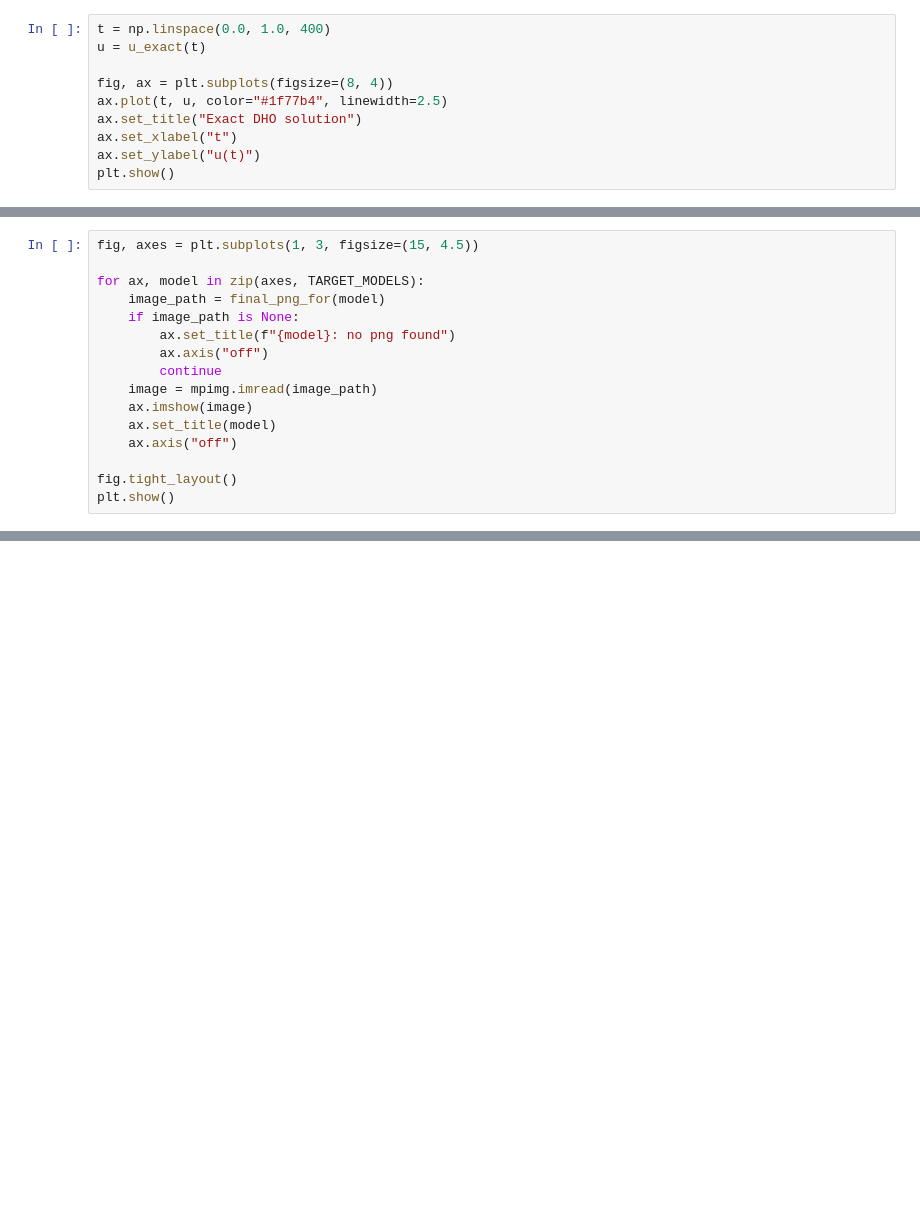
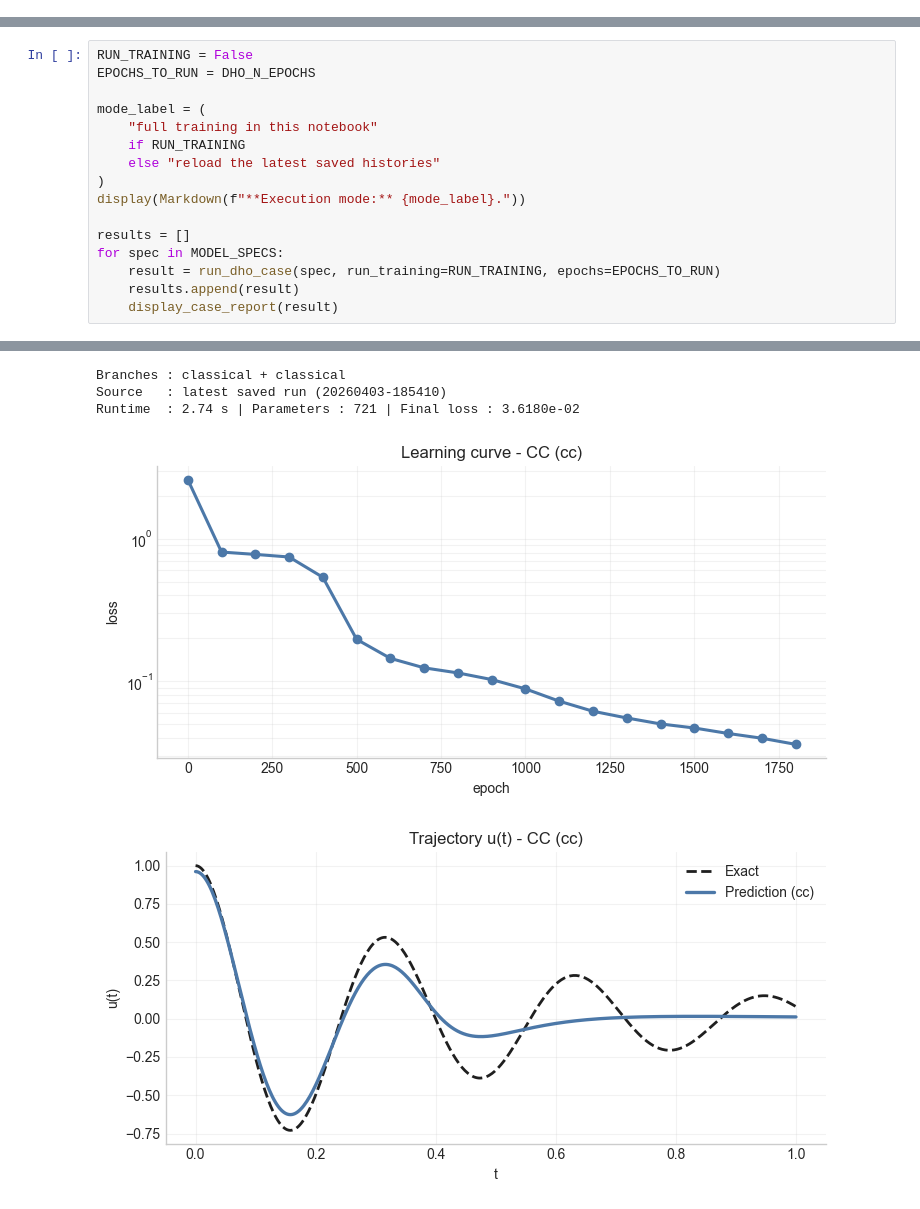
Before and after one commit to merlinquantum/reproduced_papers, a Jupyter notebook: HQPINN/notebook.ipynb, the cells around one changed output, grey strips where cells are left out. Drawn from its saved outputs; the diff is of its cells as text; blank space fills up the shorter version.

```diff
--- a/HQPINN/notebook.ipynb
+++ b/HQPINN/notebook.ipynb
@@ -262,10 +143,0 @@ The curve below is the exact reference solution used as the baseline in the late
-# %%
-t = np.linspace(0.0, 1.0, 400)
-u = u_exact(t)
-
-fig, ax = plt.subplots(figsize=(8, 4))
-ax.plot(t, u, color="#1f77b4", linewidth=2.5)
-ax.set_title("Exact DHO solution")
-ax.set_xlabel("t")
-ax.set_ylabel("u(t)")
-plt.show()
@@ -367,16 +143,0 @@ The final figure therefore complements the summary table by displaying the final
-# %%
-fig, axes = plt.subplots(1, 3, figsize=(15, 4.5))
-
-for ax, model in zip(axes, TARGET_MODELS):
-    image_path = final_png_for(model)
-    if image_path is None:
-        ax.set_title(f"{model}: no png found")
-        ax.axis("off")
-        continue
-    image = mpimg.imread(image_path)
-    ax.imshow(image)
-    ax.set_title(model)
-    ax.axis("off")
-
-fig.tight_layout()
-plt.show()
@@ -384,0 +277,17 @@ plt.show()
+# %%
+RUN_TRAINING = False
+EPOCHS_TO_RUN = DHO_N_EPOCHS
+
+mode_label = (
+    "full training in this notebook"
+    if RUN_TRAINING
+    else "reload the latest saved histories"
+)
+display(Markdown(f"**Execution mode:** {mode_label}."))
+
+results = []
+for spec in MODEL_SPECS:
+    result = run_dho_case(spec, run_training=RUN_TRAINING, epochs=EPOCHS_TO_RUN)
+    results.append(result)
+    display_case_report(result)
+# %% [output]
@@ -384,0 +296,5 @@ plt.show()
+Branches : classical + classical
+Source   : latest saved run (20260403-185410)
+Runtime  : 2.74 s | Parameters : 721 | Final loss : 3.6180e-02
+[figure, added]
+[figure, added]
```
Also changed, not shown: parts of 22 cells of this notebook, 1 other file.
